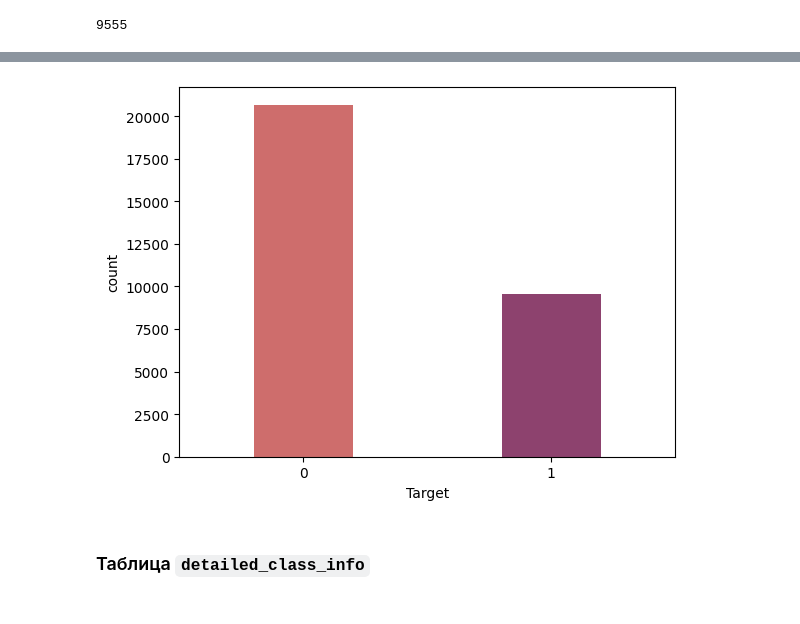
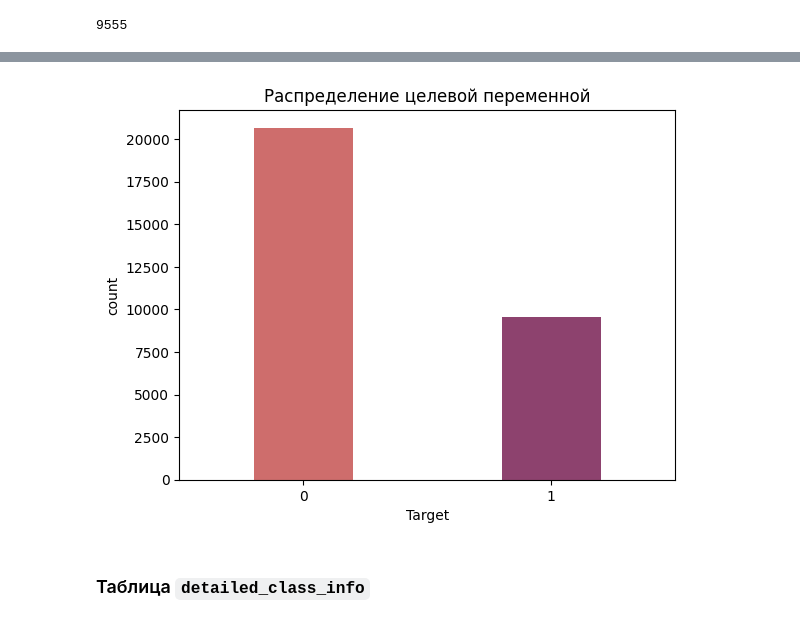
Before and after one commit to Amlaith/medical_diseases_recognition, a Jupyter notebook: checkpoint_2_data_and_EDA/EDA.ipynb, the cells around one changed output, grey strips where cells are left out. Saved outputs shown, nothing was run; the diff lists cells and outputs as text; code cells hidden in the pictures.

```diff
--- a/checkpoint_2_data_and_EDA/EDA.ipynb
+++ b/checkpoint_2_data_and_EDA/EDA.ipynb
@@ -242,7 +223,14 @@ labels['Target'].hist()  # Masha
 # %%
-sns.countplot(labels, x='Target', hue='Target', legend=False, palette='flare', width=0.4);  # Ana maked from Vanya
+sns.countplot(
+    labels,
+    x='Target',
+    hue='Target',
+    legend=False,
+    palette='flare',
+    width=0.4
+    ).set(title="Распределение целевой переменной");
 # %% [output]
-[figure, old version]
+[figure, new version]
 # %% [markdown]
 ### Таблица `detailed_class_info`
 # %% [markdown]
```
Also changed, not shown: parts of 5 cells of this notebook, 1 other file.
